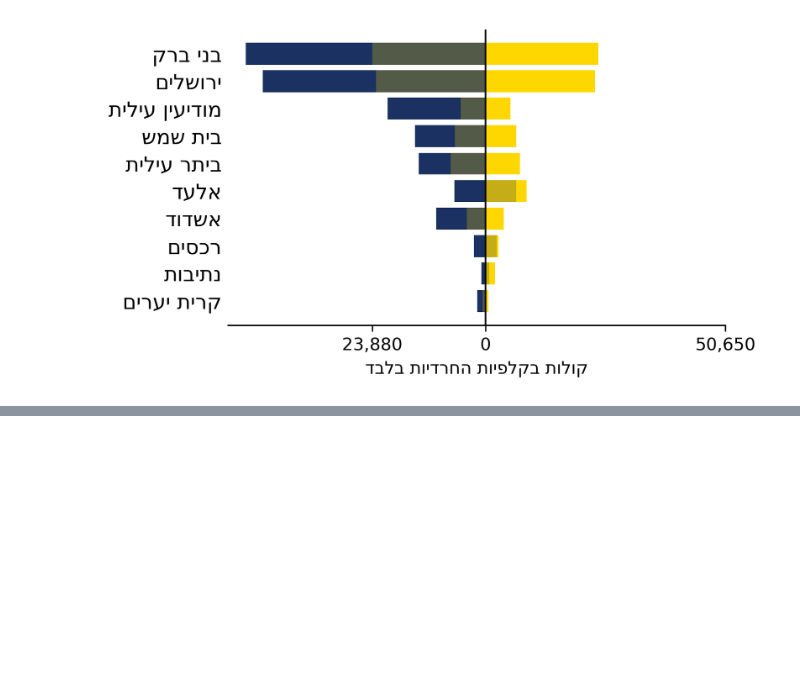
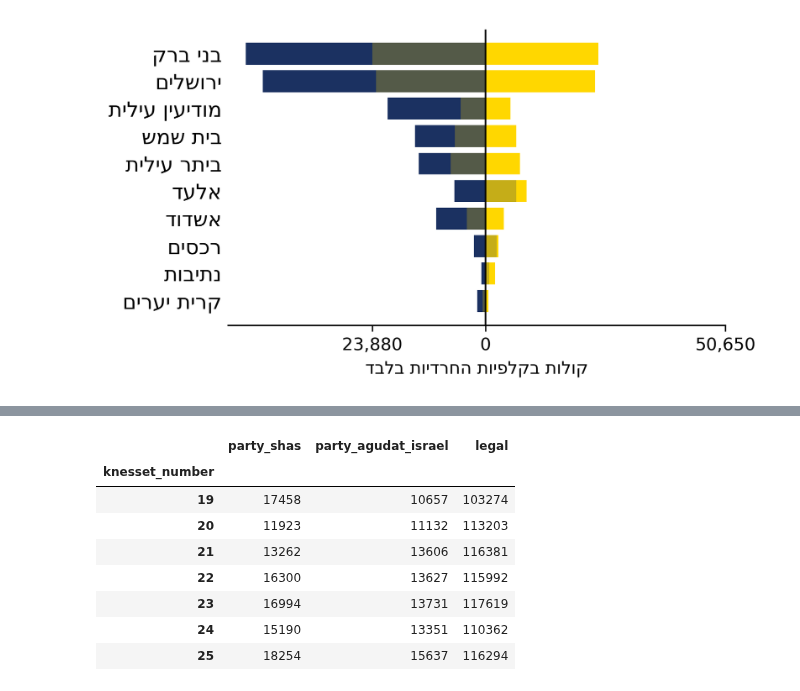
Before and after one commit to bgbg/segregation_paper, a Jupyter notebook: notebooks/presentation.ipynb, the cells around one changed output, grey strips where cells are left out. Saved outputs shown, nothing was run; the diff lists cells and outputs as text; code cells hidden in the pictures; blank space fills up the shorter version.

```diff
--- a/notebooks/presentation.ipynb
+++ b/notebooks/presentation.ipynb
@@ -464,0 +347,15 @@ plot_turnout_cities(df_turnout_summary, turnout_label='75-100%', axis_title='ק
+# %%
+sel_ashdod = df_data_boxes.city_name == 'אשדוד'
+cols_party = ['party_shas', 'party_agudat_israel', 'legal']
+df_ashdod = df_data_boxes.loc[sel_ashdod].groupby('knesset_number')[cols_party].sum()
+df_ashdod
+# %% [output]
+|  | party_shas | party_agudat_israel | legal |
+| knesset_number |  |  |  |
+| 19 | 17458 | 10657 | 103274 |
+| 20 | 11923 | 11132 | 113203 |
+| 21 | 13262 | 13606 | 116381 |
+| 22 | 16300 | 13627 | 115992 |
+| 23 | 16994 | 13731 | 117619 |
+| 24 | 15190 | 13351 | 110362 |
+| 25 | 18254 | 15637 | 116294 |
```
Also changed, not shown: parts of 14 cells of this notebook, 1 other file.
